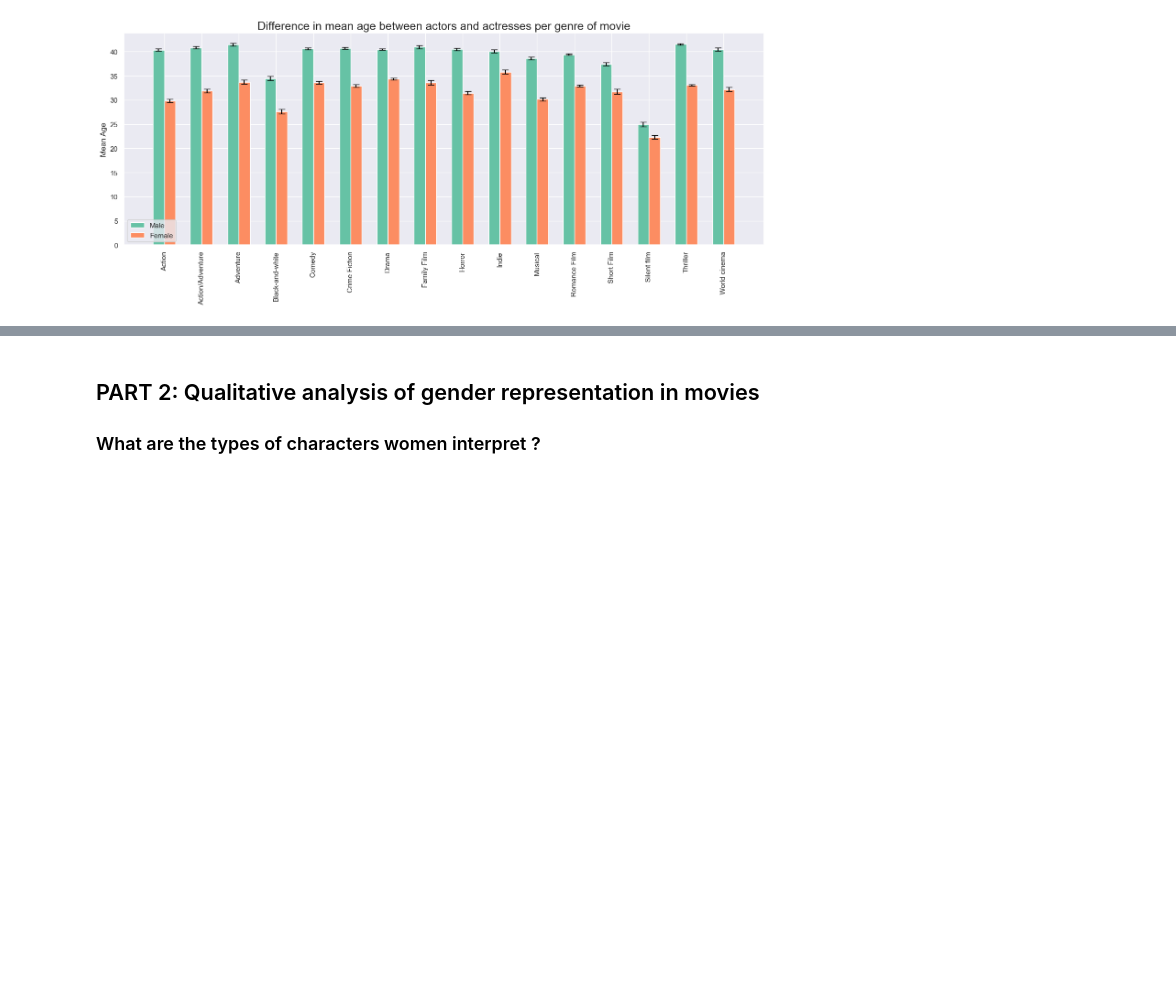
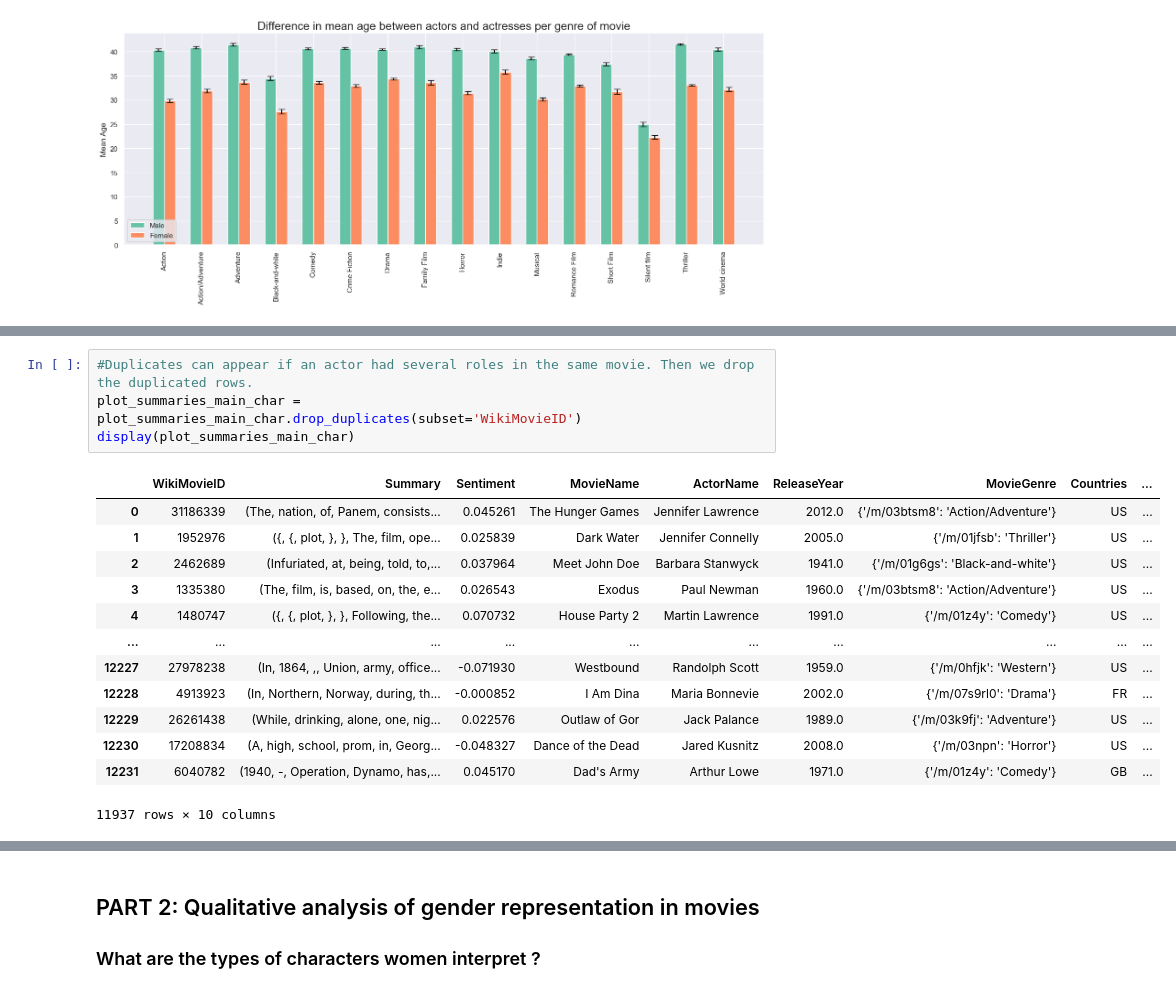
Before and after one commit to epfl-ada/ada-2023-project-teamcajare2023, a Jupyter notebook: P2.ipynb, the cells around one changed output, grey strips where cells are left out. Drawn from its saved outputs; the diff is of its cells as text; blank space fills up the shorter version.

```diff
--- a/P2.ipynb
+++ b/P2.ipynb
@@ -1495,0 +1585,18 @@ plt.show()
+# %%
+#Duplicates can appear if an actor had several roles in the same movie. Then we drop the duplicated rows.
+plot_summaries_main_char = plot_summaries_main_char.drop_duplicates(subset='WikiMovieID')
+display(plot_summaries_main_char)
+# %% [output]
+|  | WikiMovieID | Summary | Sentiment | MovieName | ActorName | ReleaseYear | MovieGenre | Countries | ... |
+| 0 | 31186339 | (The, nation, of, Panem, consists... | 0.045261 | The Hunger Games | Jennifer Lawrence | 2012.0 | {'/m/03btsm8': 'Action/Adventure'} | US | ... |
+| 1 | 1952976 | ({, {, plot, }, }, The, film, ope... | 0.025839 | Dark Water | Jennifer Connelly | 2005.0 | {'/m/01jfsb': 'Thriller'} | US | ... |
+| 2 | 2462689 | (Infuriated, at, being, told, to,... | 0.037964 | Meet John Doe | Barbara Stanwyck | 1941.0 | {'/m/01g6gs': 'Black-and-white'} | US | ... |
+| 3 | 1335380 | (The, film, is, based, on, the, e... | 0.026543 | Exodus | Paul Newman | 1960.0 | {'/m/03btsm8': 'Action/Adventure'} | US | ... |
+| 4 | 1480747 | ({, {, plot, }, }, Following, the... | 0.070732 | House Party 2 | Martin Lawrence | 1991.0 | {'/m/01z4y': 'Comedy'} | US | ... |
+| ... | ... | ... | ... | ... | ... | ... | ... | ... | ... |
+| 12227 | 27978238 | (In, 1864, ,, Union, army, office... | -0.071930 | Westbound | Randolph Scott | 1959.0 | {'/m/0hfjk': 'Western'} | US | ... |
+| 12228 | 4913923 | (In, Northern, Norway, during, th... | -0.000852 | I Am Dina | Maria Bonnevie | 2002.0 | {'/m/07s9rl0': 'Drama'} | FR | ... |
+| 12229 | 26261438 | (While, drinking, alone, one, nig... | 0.022576 | Outlaw of Gor | Jack Palance | 1989.0 | {'/m/03k9fj': 'Adventure'} | US | ... |
+| 12230 | 17208834 | (A, high, school, prom, in, Georg... | -0.048327 | Dance of the Dead | Jared Kusnitz | 2008.0 | {'/m/03npn': 'Horror'} | US | ... |
+| 12231 | 6040782 | (1940, -, Operation, Dynamo, has,... | 0.045170 | Dad's Army | Arthur Lowe | 1971.0 | {'/m/01z4y': 'Comedy'} | GB | ... |
+11937 rows × 10 columns
```
Also changed, not shown: parts of 91 cells of this notebook, 1 other file.
